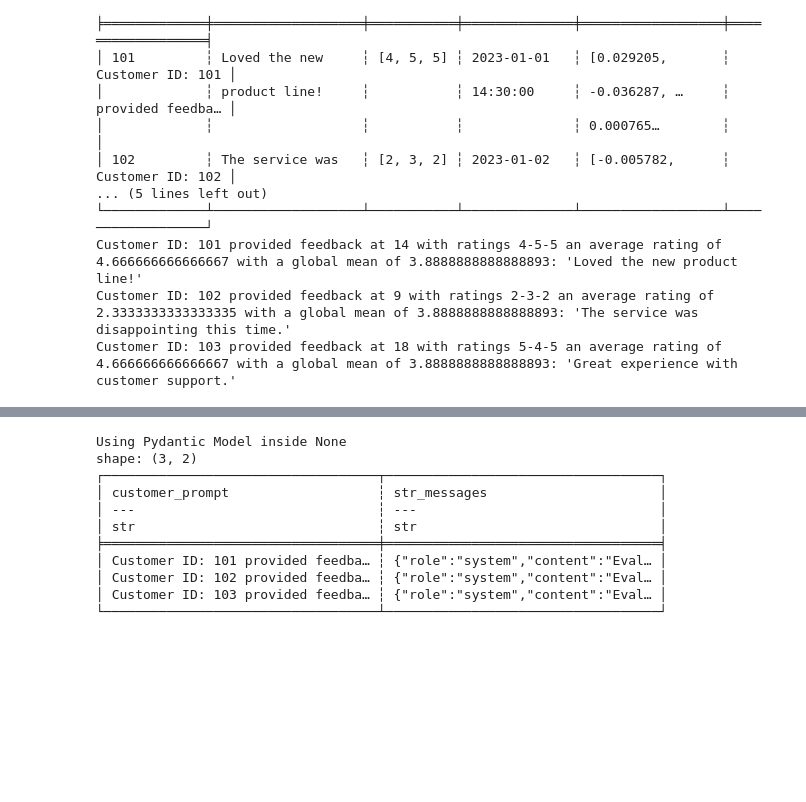
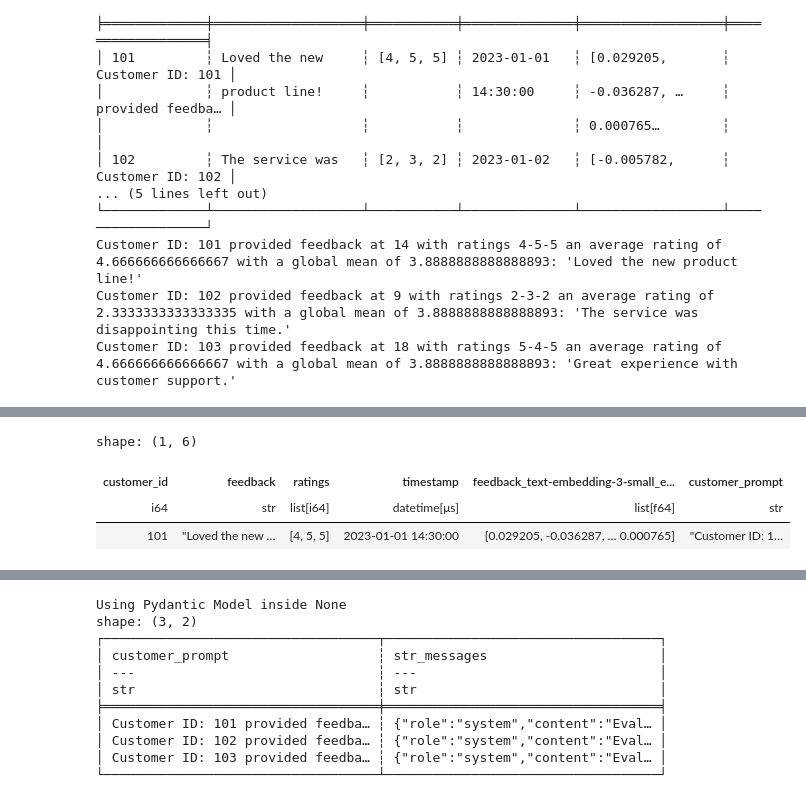
Before and after one commit to Neural-Dragon-AI/Cynde, a Jupyter notebook: examples/cynde_demo.ipynb, the cells around one changed output, grey strips where cells are left out. Saved outputs shown, nothing was run; the diff lists cells and outputs as text; code cells hidden in the pictures; blank space fills up the shorter version.

```diff
--- a/examples/cynde_demo.ipynb
+++ b/examples/cynde_demo.ipynb
@@ -119,0 +191,7 @@ Customer ID: 103 provided feedback at 18 with ratings 5-4-5 an average rating of
+# %%
+df_prompted.head(1)
+# %% [output]
+shape: (1, 6)
+| customer_id | feedback | ratings | timestamp | feedback_text-embedding-3-small_e... | customer_prompt |
+| i64 | str | list[i64] | datetime[μs] | list[f64] | str |
+| 101 | "Loved the new … | [4, 5, 5] | 2023-01-01 14:30:00 | [0.029205, -0.036287, … 0.000765] | "Customer ID: 1… |
```
Also changed, not shown: parts of 20 cells of this notebook, 1 other file.
